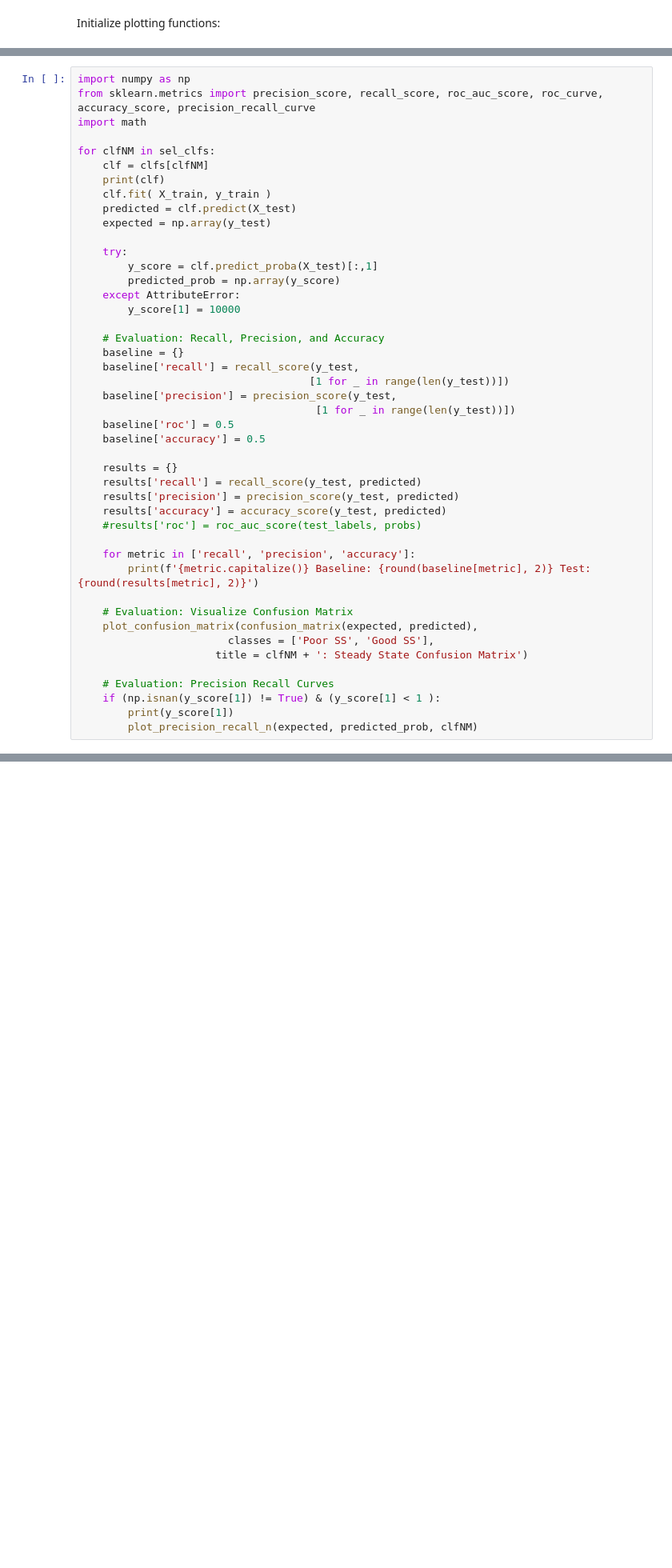
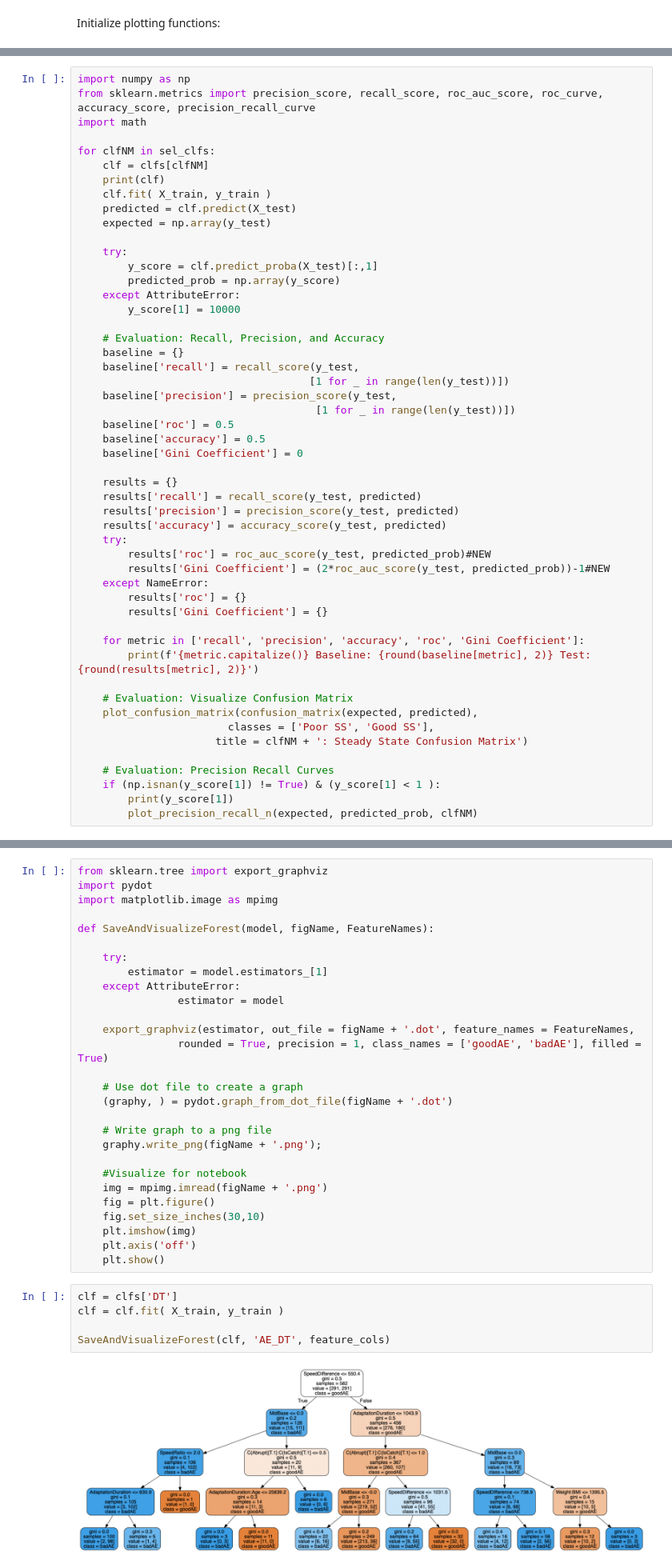
Before and after one commit to csombric/SplitBeltDatabase, a Jupyter notebook: SplitBeltAnalysis_AfterEffects.ipynb, the cells around one changed output, grey strips where cells are left out. Shown at 80% size. Cells and saved outputs as stored; diff of their text form; blank space fills up the shorter version.

```diff
--- a/SplitBeltAnalysis_AfterEffects.ipynb
+++ b/SplitBeltAnalysis_AfterEffects.ipynb
@@ -221,14 +234,20 @@ for clfNM in sel_clfs:
                                       [1 for _ in range(len(y_test))])
     baseline['roc'] = 0.5
     baseline['accuracy'] = 0.5
+    baseline['Gini Coefficient'] = 0
 
     results = {}
     results['recall'] = recall_score(y_test, predicted)
     results['precision'] = precision_score(y_test, predicted)
     results['accuracy'] = accuracy_score(y_test, predicted)
-    #results['roc'] = roc_auc_score(test_labels, probs)
+    try:
+        results['roc'] = roc_auc_score(y_test, predicted_prob)#NEW
+        results['Gini Coefficient'] = (2*roc_auc_score(y_test, predicted_prob))-1#NEW
+    except NameError:
+        results['roc'] = {}
+        results['Gini Coefficient'] = {}
 
-    for metric in ['recall', 'precision', 'accuracy']:
+    for metric in ['recall', 'precision', 'accuracy', 'roc', 'Gini Coefficient']:
         print(f'{metric.capitalize()} Baseline: {round(baseline[metric], 2)} Test: {round(results[metric], 2)}')
 
     # Evaluation: Visualize Confusion Matrix
@@ -309,0 +344,35 @@ In conclusion, the After-Effects (i.e., "TMAfterGood") are able to be **classifi
+# %%
+from sklearn.tree import export_graphviz
+import pydot
+import matplotlib.image as mpimg
+
+def SaveAndVisualizeForest(model, figName, FeatureNames):
+
+    try:
+        estimator = model.estimators_[1]
+    except AttributeError:
+                estimator = model
+
+    export_graphviz(estimator, out_file = figName + '.dot', feature_names = FeatureNames,
+                rounded = True, precision = 1, class_names = ['goodAE', 'badAE'], filled = True)
+
+    # Use dot file to create a graph
+    (graphy, ) = pydot.graph_from_dot_file(figName + '.dot')
+
+    # Write graph to a png file
+    graphy.write_png(figName + '.png');
+
+    #Visualize for notebook
+    img = mpimg.imread(figName + '.png')
+    fig = plt.figure()
+    fig.set_size_inches(30,10)
+    plt.imshow(img)
+    plt.axis('off')
+    plt.show()
+# %%
+clf = clfs['DT']
+clf = clf.fit( X_train, y_train )
+
+SaveAndVisualizeForest(clf, 'AE_DT', feature_cols)
+# %% [output]
+[figure, added]
```
Also changed, not shown: parts of 19 cells of this notebook, 1 other file.
